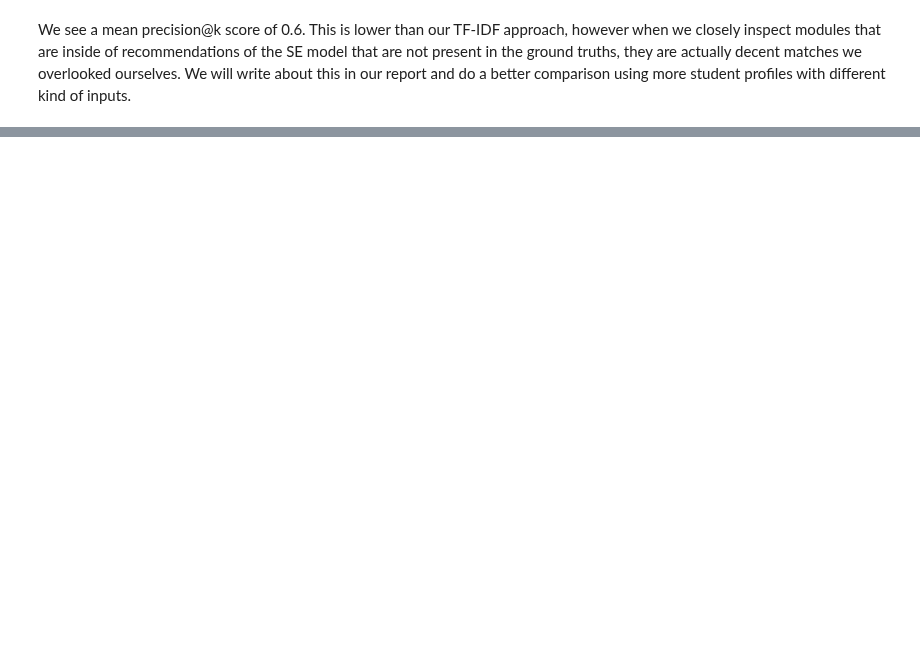
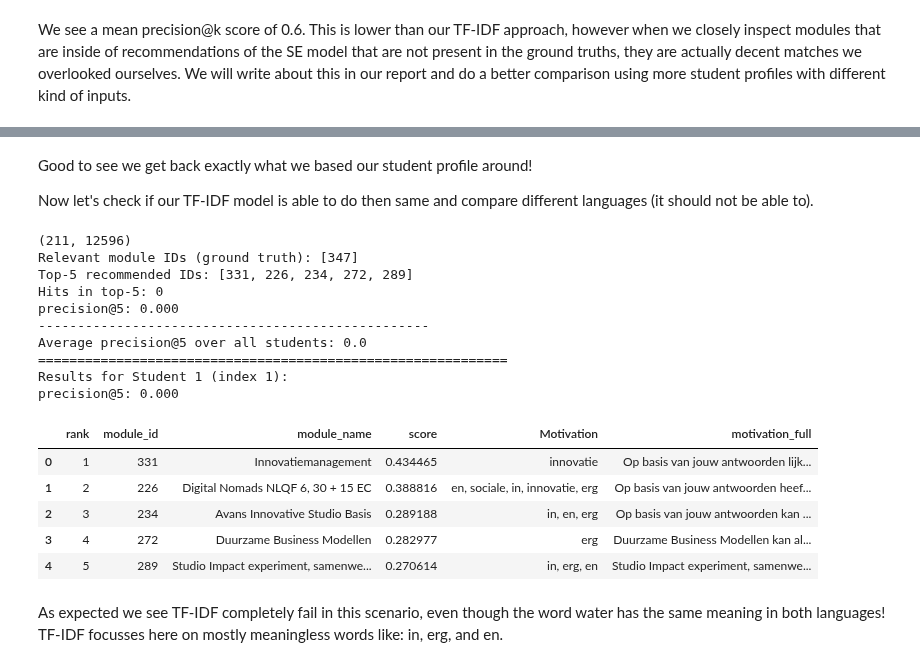
Before and after one commit to DanielvG-IT/Avans, a Jupyter notebook: Notebooks/4.2_evaluation_se.ipynb, the cells around one changed output, grey strips where cells are left out. Drawn from its saved outputs; the diff is of its cells as text; code cells hidden in the pictures; blank space fills up the shorter version.

```diff
--- a/Notebooks/4.2_evaluation_se.ipynb
+++ b/Notebooks/4.2_evaluation_se.ipynb
@@ -135,0 +234,15 @@ We see a mean precision@k score of 0.6. This is lower than our TF-IDF approach,
+# %%
+all_results, avg_p_at_k = run_evaluation_multi_se(student_cross_list, matching_models_list_cross, top_n=5, k=5)
+
+print("Average precision@5 over all students:", avg_p_at_k)
+
+for idx, (student, result) in enumerate(zip(students, all_results), start=1):
+    name = getattr(student, "name", f"Student {idx}")
+    print("=" * 60)
+    print(f"Results for {name} (index {idx}):")
+    print(f"precision@5: {result['precision_at_k']:.3f}")
+
+    old_width = pd.get_option("display.max_colwidth")
+    pd.set_option("display.max_colwidth", None)
+    display(result["recs"])
+    pd.set_option("display.max_colwidth", old_width)
@@ -135,0 +265,44 @@ We see a mean precision@k score of 0.6. This is lower than our TF-IDF approach,
+# %% [markdown]
+Good to see we get back exactly what we based our student profile around!
+
+Now let's check if our TF-IDF model is able to do then same and compare different languages (it should not be able to).
+# %%
+all_results, avg_p_at_k = run_evaluation_multi_bow(student_cross_list, matching_models_list_cross, top_n=5, k=5)
+
+print("Average precision@5 over all students:", avg_p_at_k)
+
+# Print model output for each student individually
+for idx, (student, result) in enumerate(zip(students, all_results), start=1):
+    name = getattr(student, "name", f"Student {idx}")
+    print("=" * 60)
+    print(f"Results for {name} (index {idx}):")
+    print(f"precision@5: {result['precision_at_k']:.3f}")
+
+    # Pandas settings for max width columns
+    old_width = pd.get_option("display.max_colwidth")
+    pd.set_option("display.max_colwidth", None)
+
+    # Show updated recommendations
+    display(result["recs"])
+
+    # Restoring original pandas setting
+    pd.set_option("display.max_colwidth", old_width)
+# %% [output]
+(211, 12596)
+Relevant module IDs (ground truth): [347]
+Top-5 recommended IDs: [331, 226, 234, 272, 289]
+Hits in top-5: 0
+precision@5: 0.000
+--------------------------------------------------
+Average precision@5 over all students: 0.0
+============================================================
+Results for Student 1 (index 1):
+precision@5: 0.000
+|  | rank | module_id | module_name | score | Motivation | motivation_full |
+| 0 | 1 | 331 | Innovatiemanagement | 0.434465 | innovatie | Op basis van jouw antwoorden lijk... |
+| 1 | 2 | 226 | Digital Nomads NLQF 6, 30 + 15 EC | 0.388816 | en, sociale, in, innovatie, erg | Op basis van jouw antwoorden heef... |
+| 2 | 3 | 234 | Avans Innovative Studio Basis | 0.289188 | in, en, erg | Op basis van jouw antwoorden kan ... |
+| 3 | 4 | 272 | Duurzame Business Modellen | 0.282977 | erg | Duurzame Business Modellen kan al... |
+| 4 | 5 | 289 | Studio Impact experiment, samenwe... | 0.270614 | in, erg, en | Studio Impact experiment, samenwe... |
+# %% [markdown]
+As expected we see TF-IDF completely fail in this scenario, even though the word water has the same meaning in both languages! TF-IDF focusses here on mostly meaningless words like: in, erg, and en.
```
Also changed, not shown: parts of 7 cells of this notebook.
